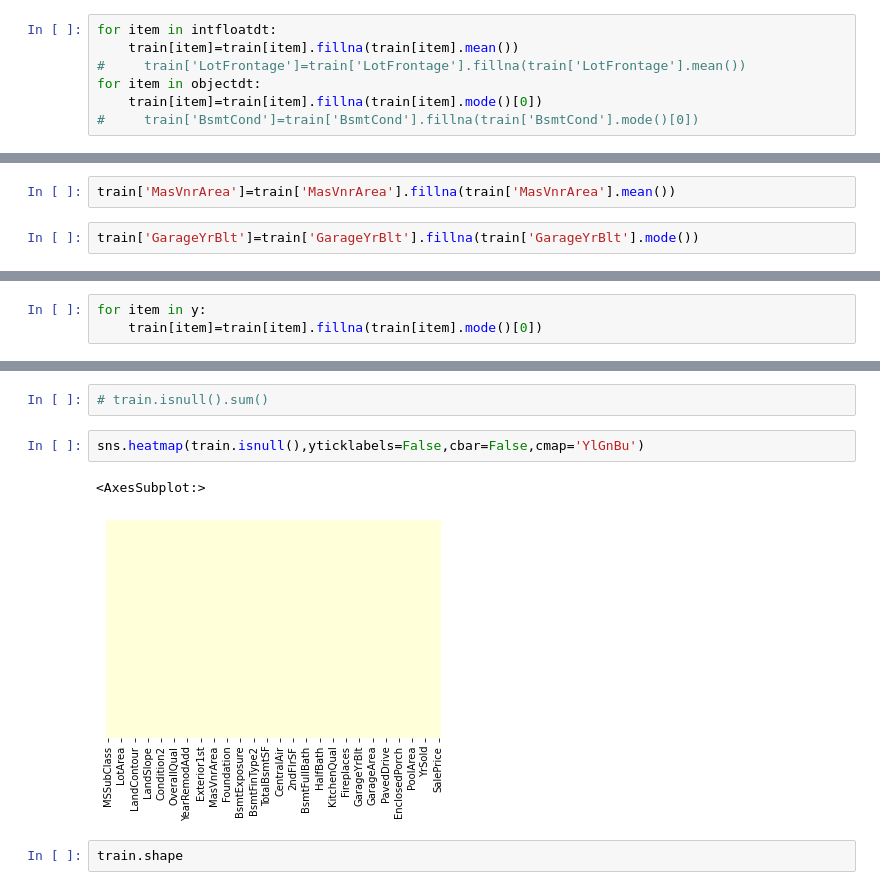
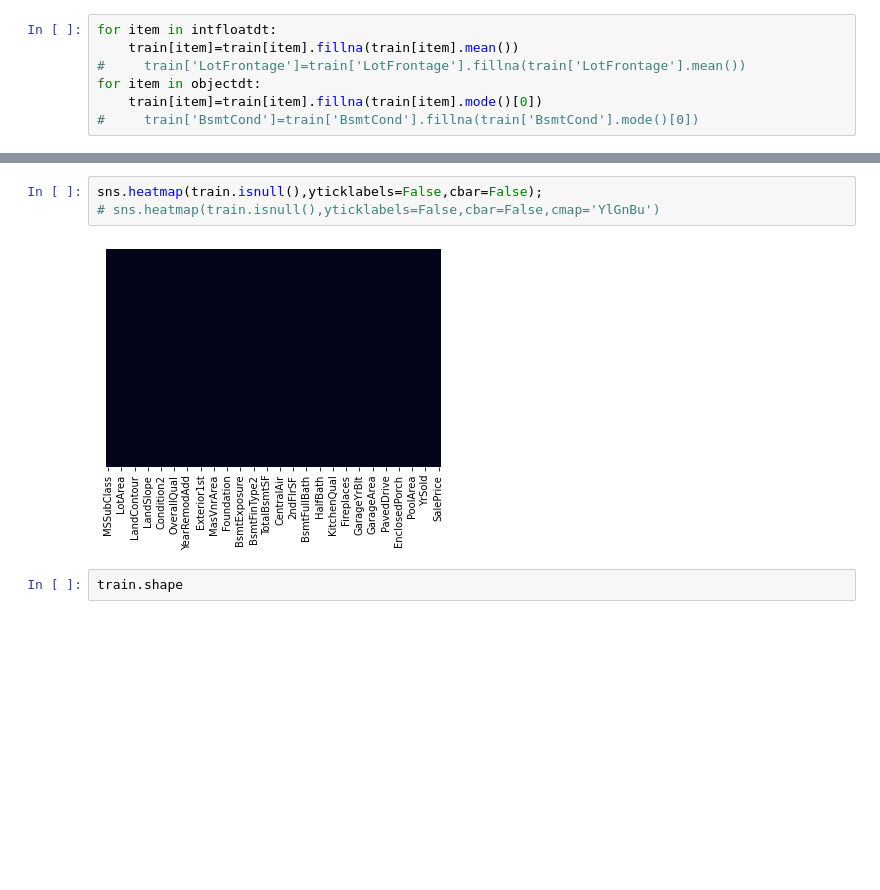
Before and after one commit to tanzim077/House-Prices---Advanced-Regression-Techniques, a Jupyter notebook: House_price_Linear_regression.ipynb, the cells around one changed output, grey strips where cells are left out. Saved outputs shown, nothing was run; the diff lists cells and outputs as text; blank space fills up the shorter version.

```diff
--- a/House_price_Linear_regression.ipynb
+++ b/House_price_Linear_regression.ipynb
@@ -353,4 +415,0 @@ Name: GarageYrBlt, dtype: float64
-# %%
-train['MasVnrArea']=train['MasVnrArea'].fillna(train['MasVnrArea'].mean())
-# %%
-train['GarageYrBlt']=train['GarageYrBlt'].fillna(train['GarageYrBlt'].mode())
@@ -374,3 +415,0 @@ Name: MasVnrType, dtype: int64
-# %%
-for item in y:
-    train[item]=train[item].fillna(train[item].mode()[0])
@@ -386,10 +416,8 @@ for item in trcol:
-# %%
-# train.isnull().sum()
 # %%
-sns.heatmap(train.isnull(),yticklabels=False,cbar=False,cmap='YlGnBu')
+sns.heatmap(train.isnull(),yticklabels=False,cbar=False);
+# sns.heatmap(train.isnull(),yticklabels=False,cbar=False,cmap='YlGnBu')
 # %% [output]
-<AxesSubplot:>
-[figure, old version]
+[figure, new version]
 # %%
 train.shape
 # %% [output]
```
Also changed, not shown: parts of 55 cells of this notebook.
